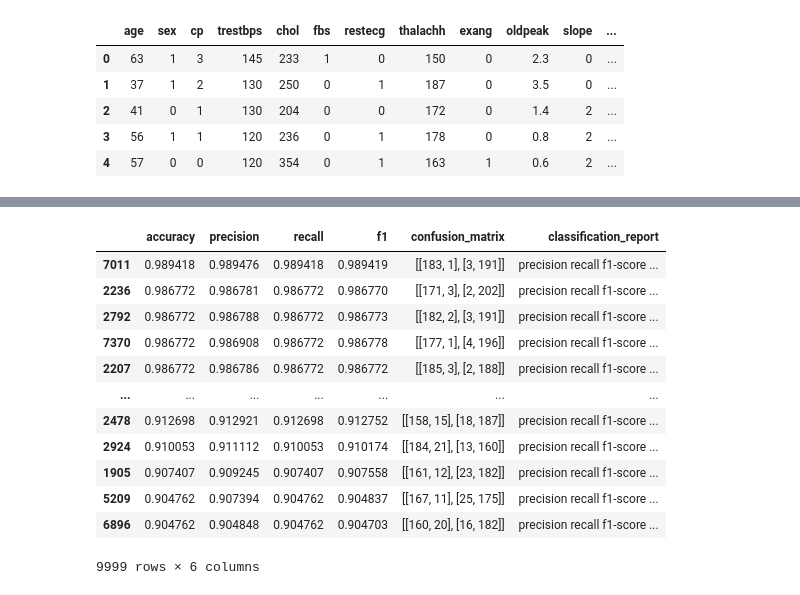
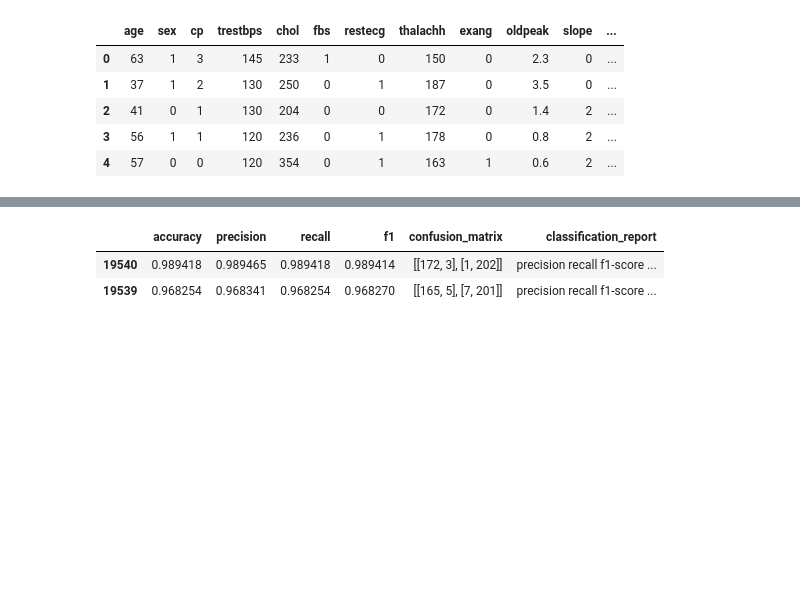
Before and after one commit to nfarhaan/Heart-Attack-Prediction-Using-Machine-Learning, a Jupyter notebook: decision_tree.ipynb, the cells around one changed output, grey strips where cells are left out. Saved outputs shown, nothing was run; the diff lists cells and outputs as text; code cells hidden in the pictures; blank space fills up the shorter version.

```diff
--- a/decision_tree.ipynb
+++ b/decision_tree.ipynb
@@ -88,7 +89,7 @@ def fit_model(random_state_value, dataset, target):
     model.fit(X_train, y_train)
     y_pred = model.predict(X_test)
 
-    return y_test, y_pred
+    return y_test, y_pred, model, X_train
 
 def evaluate_model(y_test, y_pred):
     accuracy = accuracy_score(y_test, y_pred)
@@ -102,34 +103,26 @@ def evaluate_model(y_test, y_pred):
 # %%
 import tqdm
 
 results = {}
 
-for random_state_value in tqdm.tqdm(range(1, 10000)):
-    y_test, y_pred = fit_model(random_state_value, X, y)
+# show progress bar
+
+for random_state_value in tqdm.tqdm(range(19539, 19541)):
+    y_test, y_pred, model, X_train = fit_model(random_state_value, X, y)
     accuracy, precision, recall, f1, conf_matrix, class_report = evaluate_model(y_test, y_pred)
     results[random_state_value] = {
         'accuracy': accuracy,
         'precision': precision,
         'recall': recall,
         'f1': f1,
         'confusion_matrix': conf_matrix,
         'classification_report': class_report
     }
 
 data = pd.DataFrame.from_dict(results, orient='index')
-data = data.sort_values('f1', ascending=False)
+data = data.sort_values('accuracy', ascending=False)
 data
 # %% [output]
 |  | accuracy | precision | recall | f1 | confusion_matrix | classification_report |
-| 7011 | 0.989418 | 0.989476 | 0.989418 | 0.989419 | [[183, 1], [3, 191]] | precision recall f1-score ... |
-| 2236 | 0.986772 | 0.986781 | 0.986772 | 0.986770 | [[171, 3], [2, 202]] | precision recall f1-score ... |
-| 2792 | 0.986772 | 0.986788 | 0.986772 | 0.986773 | [[182, 2], [3, 191]] | precision recall f1-score ... |
-| 7370 | 0.986772 | 0.986908 | 0.986772 | 0.986778 | [[177, 1], [4, 196]] | precision recall f1-score ... |
-| 2207 | 0.986772 | 0.986786 | 0.986772 | 0.986772 | [[185, 3], [2, 188]] | precision recall f1-score ... |
-| ... | ... | ... | ... | ... | ... | ... |
-| 2478 | 0.912698 | 0.912921 | 0.912698 | 0.912752 | [[158, 15], [18, 187]] | precision recall f1-score ... |
-| 2924 | 0.910053 | 0.911112 | 0.910053 | 0.910174 | [[184, 21], [13, 160]] | precision recall f1-score ... |
-| 1905 | 0.907407 | 0.909245 | 0.907407 | 0.907558 | [[161, 12], [23, 182]] | precision recall f1-score ... |
-| 5209 | 0.904762 | 0.907394 | 0.904762 | 0.904837 | [[167, 11], [25, 175]] | precision recall f1-score ... |
-| 6896 | 0.904762 | 0.904848 | 0.904762 | 0.904703 | [[160, 20], [16, 182]] | precision recall f1-score ... |
+| 19540 | 0.989418 | 0.989465 | 0.989418 | 0.989414 | [[172, 3], [1, 202]] | precision recall f1-score ... |
+| 19539 | 0.968254 | 0.968341 | 0.968254 | 0.968270 | [[165, 5], [7, 201]] | precision recall f1-score ... |
-9999 rows × 6 columns
```
Also changed, not shown: parts of 7 cells of this notebook, 2 other files.
